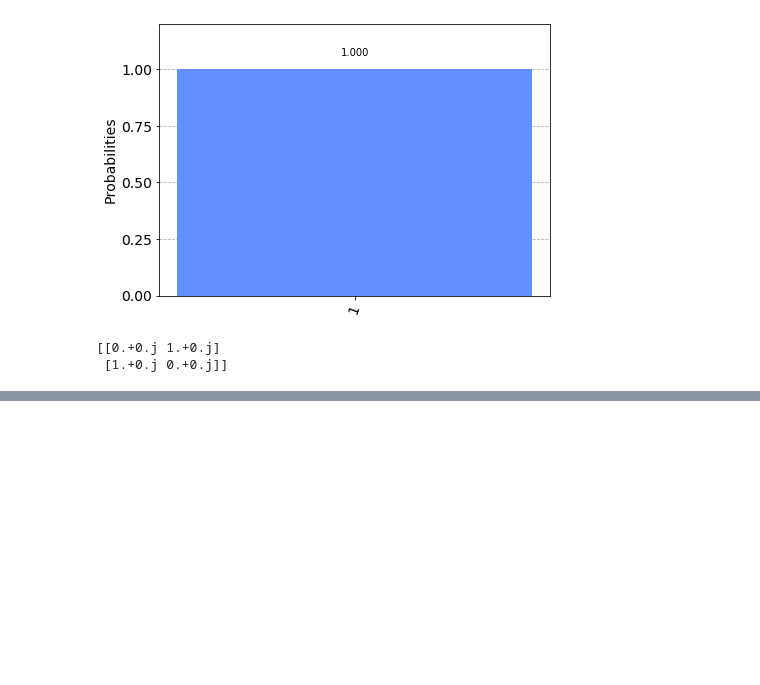
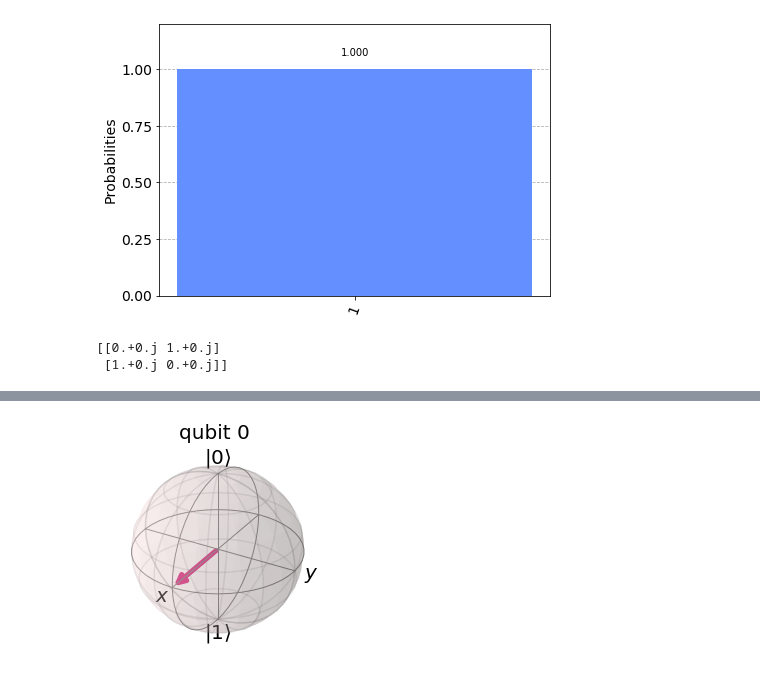
Before and after one commit to lakshayrastogi/Quantum-Computing-Experiments, a Jupyter notebook: Quantum Gates.ipynb, the cells around one changed output, grey strips where cells are left out. Drawn from its saved outputs; the diff is of its cells as text; code cells hidden in the pictures; blank space fills up the shorter version.

```diff
--- a/Quantum Gates.ipynb
+++ b/Quantum Gates.ipynb
@@ -39,0 +57,4 @@ print(unitary)
+# %%
+plot_bloch_multivector(statevector)
+# %% [output]
+[figure, added]
```
Also changed, not shown: parts of 5 cells of this notebook.
